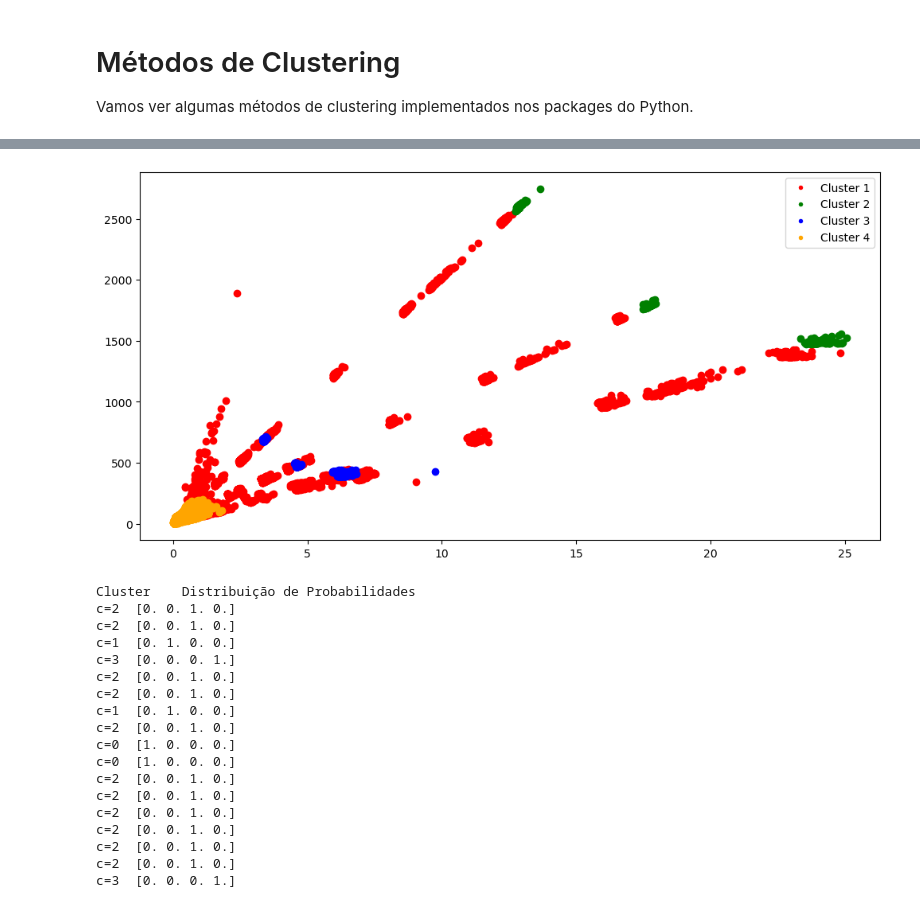
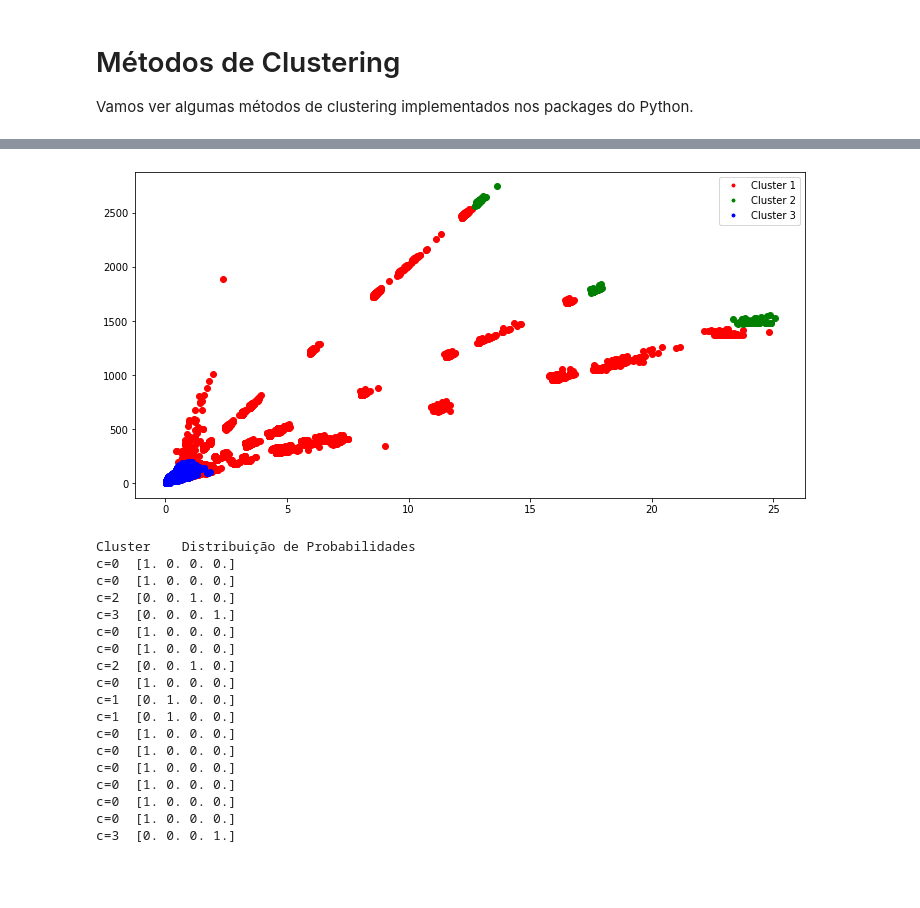
Before and after one commit to realRunlo/EnergyMeasurement, a Jupyter notebook: notebooks/clustering.ipynb, the cells around one changed output, grey strips where cells are left out. Cells and saved outputs as stored; diff of their text form; code cells hidden in the pictures; blank space fills up the shorter version.

```diff
--- a/notebooks/clustering.ipynb
+++ b/notebooks/clustering.ipynb
@@ -99,57 +99,57 @@ frame = pd.DataFrame(data)
 frame['cluster'] = labels
 frame.columns = ["Cost", "PowerLimit", "Size", "Package", "Core", "GPU", "Time", "Temperature", "Memory", "cluster"]
 
-colors = ['red', 'green', 'blue', 'orange']
+colors = ['red', 'green', 'blue']
 
-NUMBER_OF_CLUSTERS = 4
+NUMBER_OF_CLUSTERS = 3
 
 plt.figure(figsize=(12, 6))
 for k in range(0, NUMBER_OF_CLUSTERS):
     data = frame[frame["cluster"] == k]
     plt.scatter(data["Package"], data["Time"], c=colors[k])
 
 # create a list of legend elements
 legend_elements = [Line2D([0], [0], marker='o', color='w',
                           label='Cluster {}'.format(i+1),
                           markerfacecolor=mcolor, markersize=5)
                    for i, mcolor in enumerate(colors)]
 # plot legend
 plt.legend(handles=legend_elements)
 
 plt.show()
 
 # calcular probs dos casos por cluster
 X = data[59:76]
 X.columns = ["Cost", "PowerLimit", "Size", "Package", "Core", "GPU", "Time", "Temperature", "Memory", "cluster"]
 X = X.drop(columns=['cluster'])
 
 # imprime elementos, cluster e distribuição de probs
 print("Cluster    Distribuição de Probabilidades")
 a = gmm.fit_predict(X)
 b = gmm.predict_proba(X)
 i = 0
 for x in a:
     print("c={}  {}".format(x, b[i]))
     i += 1
 # %% [output]
-[figure, old version]
+[figure, new version]
 Cluster    Distribuição de Probabilidades
-c=2  [0. 0. 1. 0.]
-c=2  [0. 0. 1. 0.]
-c=1  [0. 1. 0. 0.]
-c=3  [0. 0. 0. 1.]
-c=2  [0. 0. 1. 0.]
-c=2  [0. 0. 1. 0.]
-c=1  [0. 1. 0. 0.]
-c=2  [0. 0. 1. 0.]
 c=0  [1. 0. 0. 0.]
 c=0  [1. 0. 0. 0.]
 c=2  [0. 0. 1. 0.]
+c=3  [0. 0. 0. 1.]
+c=0  [1. 0. 0. 0.]
+c=0  [1. 0. 0. 0.]
 c=2  [0. 0. 1. 0.]
-c=2  [0. 0. 1. 0.]
-c=2  [0. 0. 1. 0.]
-c=2  [0. 0. 1. 0.]
-c=2  [0. 0. 1. 0.]
+c=0  [1. 0. 0. 0.]
+c=1  [0. 1. 0. 0.]
+c=1  [0. 1. 0. 0.]
+c=0  [1. 0. 0. 0.]
+c=0  [1. 0. 0. 0.]
+c=0  [1. 0. 0. 0.]
+c=0  [1. 0. 0. 0.]
+c=0  [1. 0. 0. 0.]
+c=0  [1. 0. 0. 0.]
 c=3  [0. 0. 0. 1.]
 # %%
 # Hierachical Clustering
```
Also changed, not shown: parts of 3 cells of this notebook.
